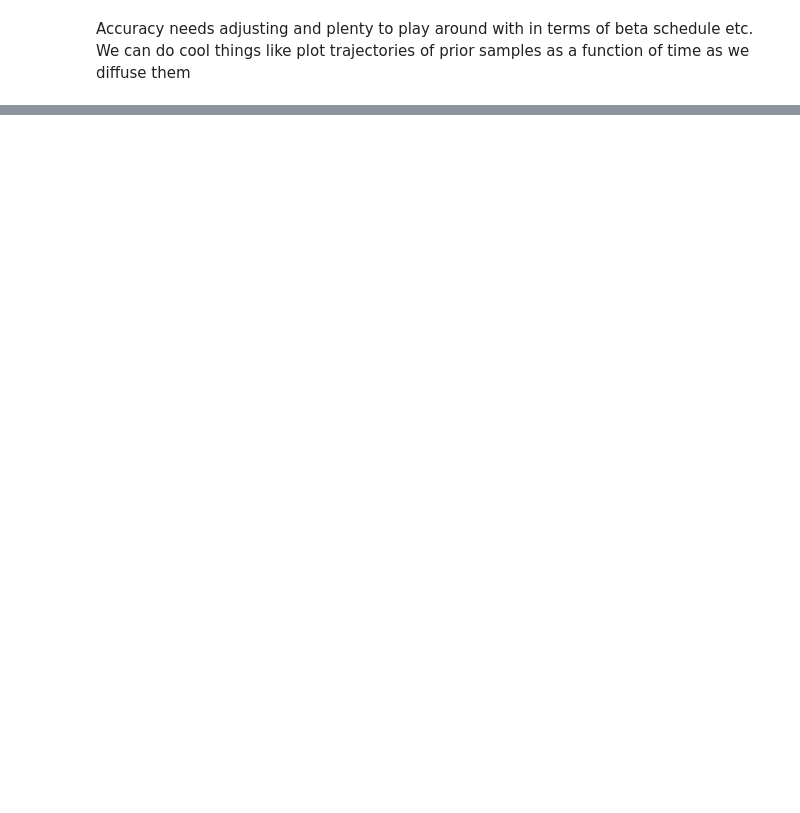
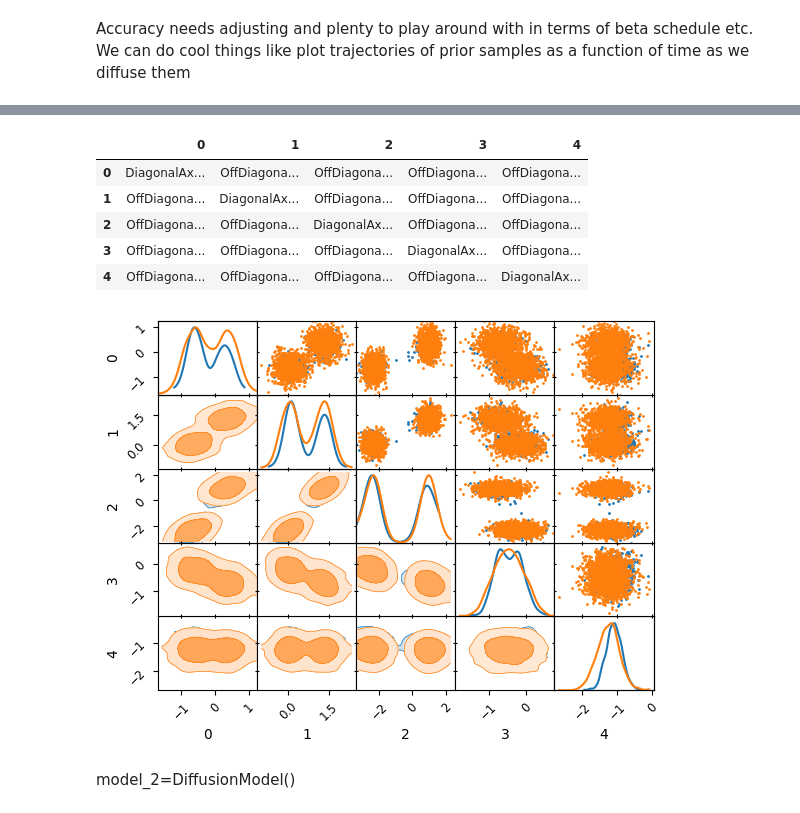
Before and after one commit to yallup/fusions, a Jupyter notebook: tutorial.ipynb, the cells around one changed output, grey strips where cells are left out. Saved outputs shown, nothing was run; the diff lists cells and outputs as text; code cells hidden in the pictures; blank space fills up the shorter version.

```diff
--- a/tutorial.ipynb
+++ b/tutorial.ipynb
@@ -47,0 +82,13 @@ ns.MCMCSamples(data).plot_2d(a)
+# %%
+a=ns.MCMCSamples(x1).plot_2d(np.arange(5))
+ns.MCMCSamples(data).plot_2d(a)
+# %% [output]
+|  | 0 | 1 | 2 | 3 | 4 |
+| 0 | DiagonalAx... | OffDiagona... | OffDiagona... | OffDiagona... | OffDiagona... |
+| 1 | OffDiagona... | DiagonalAx... | OffDiagona... | OffDiagona... | OffDiagona... |
+| 2 | OffDiagona... | OffDiagona... | DiagonalAx... | OffDiagona... | OffDiagona... |
+| 3 | OffDiagona... | OffDiagona... | OffDiagona... | DiagonalAx... | OffDiagona... |
+| 4 | OffDiagona... | OffDiagona... | OffDiagona... | OffDiagona... | DiagonalAx... |
+[figure, added]
+# %% [markdown]
+model_2=DiffusionModel()
```
Also changed, not shown: parts of 16 cells of this notebook, 7 other files.
